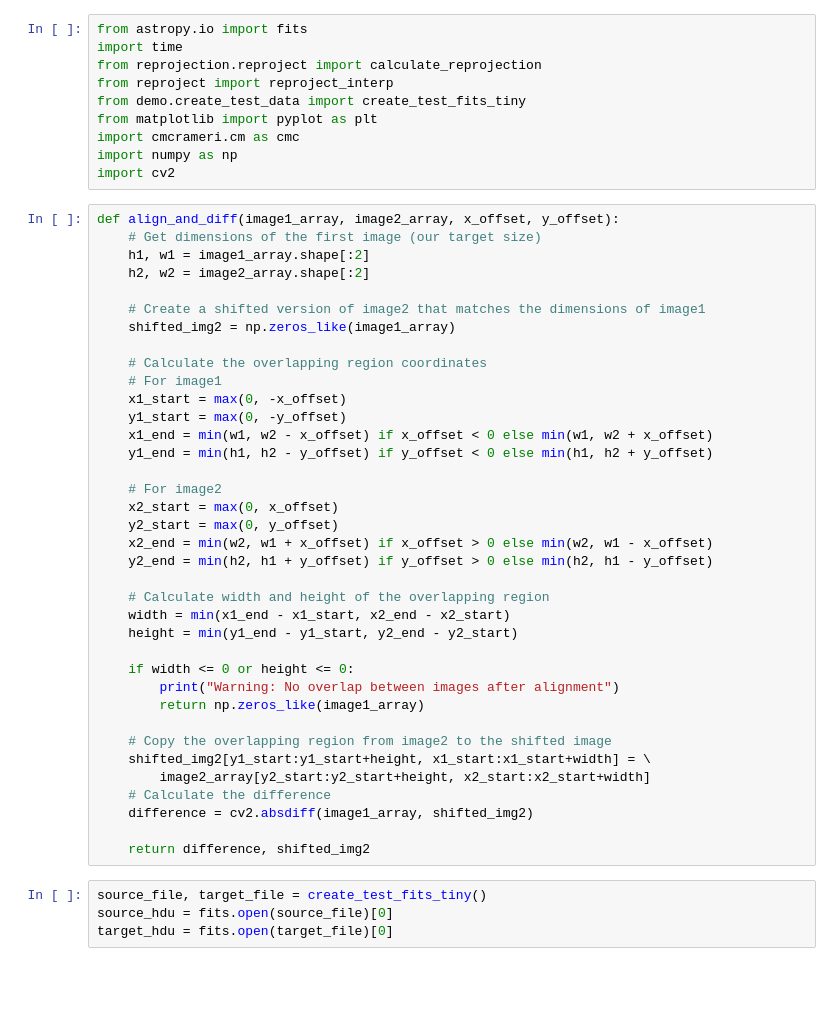
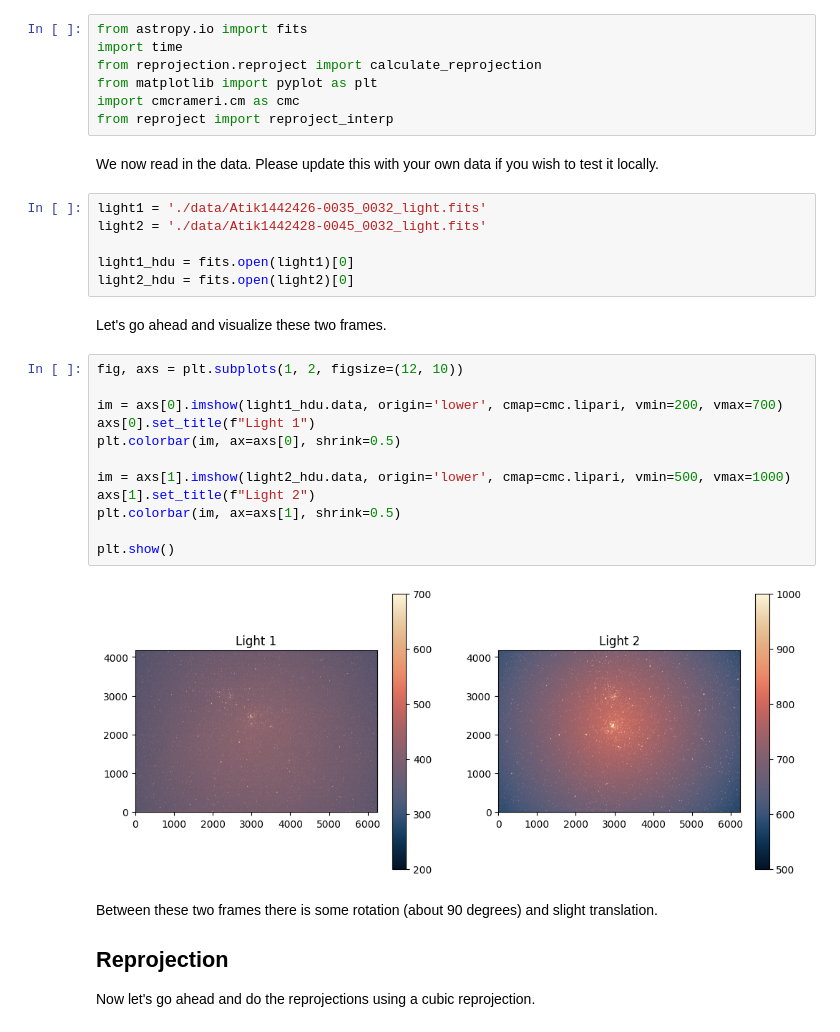
Before and after one commit to stevenrjanssens/dfreproject, a Jupyter notebook: docs/source/examples/reprojection-comparison.ipynb, the cells around one changed output. Drawn from its saved outputs; the diff is of its cells as text; blank space fills up the shorter version.

```diff
--- a/docs/source/examples/reprojection-comparison.ipynb
+++ b/docs/source/examples/reprojection-comparison.ipynb
@@ -5,52 +5,37 @@ We compare the results of our interpolation method versus reproject to verify th
 from astropy.io import fits
 import time
 from reprojection.reproject import calculate_reprojection
-from reproject import reproject_interp
-from demo.create_test_data import create_test_fits_tiny
 from matplotlib import pyplot as plt
 import cmcrameri.cm as cmc
-import numpy as np
-import cv2
+from reproject import reproject_interp
-# %%
-def align_and_diff(image1_array, image2_array, x_offset, y_offset):
-    # Get dimensions of the first image (our target size)
-    h1, w1 = image1_array.shape[:2]
-    h2, w2 = image2_array.shape[:2]
-
-    # Create a shifted version of image2 that matches the dimensions of image1
-    shifted_img2 = np.zeros_like(image1_array)
-
-    # Calculate the overlapping region coordinates
-    # For image1
-    x1_start = max(0, -x_offset)
-    y1_start = max(0, -y_offset)
-    x1_end = min(w1, w2 - x_offset) if x_offset < 0 else min(w1, w2 + x_offset)
-    y1_end = min(h1, h2 - y_offset) if y_offset < 0 else min(h1, h2 + y_offset)
-
-    # For image2
-    x2_start = max(0, x_offset)
-    y2_start = max(0, y_offset)
-    x2_end = min(w2, w1 + x_offset) if x_offset > 0 else min(w2, w1 - x_offset)
-    y2_end = min(h2, h1 + y_offset) if y_offset > 0 else min(h2, h1 - y_offset)
-
-    # Calculate width and height of the overlapping region
-    width = min(x1_end - x1_start, x2_end - x2_start)
-    height = min(y1_end - y1_start, y2_end - y2_start)
-
-    if width <= 0 or height <= 0:
-        print("Warning: No overlap between images after alignment")
-        return np.zeros_like(image1_array)
-
-    # Copy the overlapping region from image2 to the shifted image
-    shifted_img2[y1_start:y1_start+height, x1_start:x1_start+width] = \
-        image2_array[y2_start:y2_start+height, x2_start:x2_start+width]
-    # Calculate the difference
-    difference = cv2.absdiff(image1_array, shifted_img2)
-
-    return difference, shifted_img2
+# %% [markdown]
+We now read in the data. Please update this with your own data if you wish to test it locally.
 # %%
-source_file, target_file = create_test_fits_tiny()
-source_hdu = fits.open(source_file)[0]
-target_hdu = fits.open(target_file)[0]
+light1 = './data/Atik1442426-0035_0032_light.fits'
+light2 = './data/Atik1442428-0045_0032_light.fits'
+
+light1_hdu = fits.open(light1)[0]
+light2_hdu = fits.open(light2)[0]
+# %% [markdown]
+Let's go ahead and visualize these  two frames.
+# %%
+fig, axs = plt.subplots(1, 2, figsize=(12, 10))
+
+im = axs[0].imshow(light1_hdu.data, origin='lower', cmap=cmc.lipari, vmin=200, vmax=700)
+axs[0].set_title(f"Light 1")
+plt.colorbar(im, ax=axs[0], shrink=0.5)
+
+im = axs[1].imshow(light2_hdu.data, origin='lower', cmap=cmc.lipari, vmin=500, vmax=1000)
+axs[1].set_title(f"Light 2")
+plt.colorbar(im, ax=axs[1], shrink=0.5)
+
+plt.show()
+# %% [output]
+[figure, added]
+# %% [markdown]
+Between these two frames there is some rotation (about 90 degrees) and slight translation.
+
+## Reprojection
+Now let's go ahead and do the reprojections using a cubic reprojection.
 # %%
 start = time.time()
```
Also changed, not shown: parts of 9 cells of this notebook, 15 other files.
